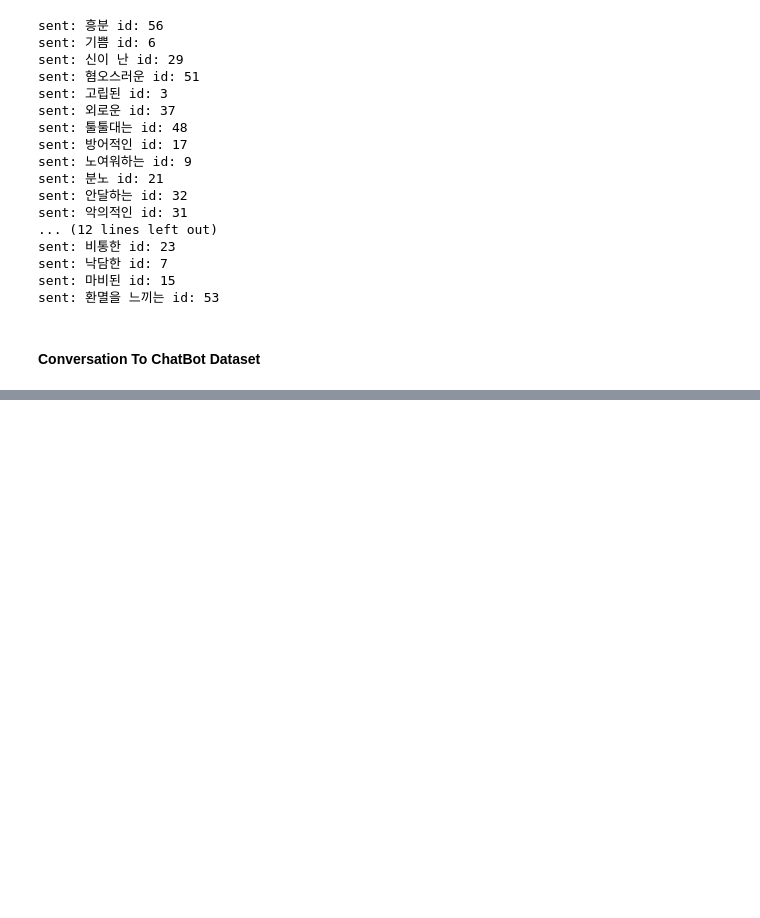
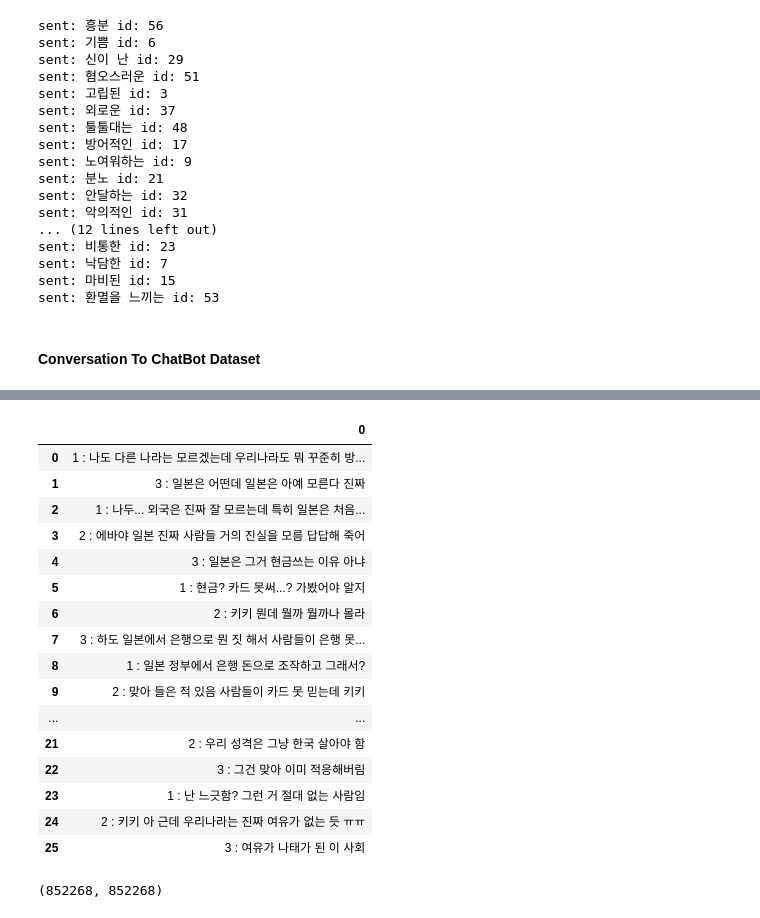
Before and after one commit to Ukjang/Help_me_Kingsis, a Jupyter notebook: Conversation.ipynb, the cells around one changed output, grey strips where cells are left out. Drawn from its saved outputs; the diff is of its cells as text; code cells hidden in the pictures; blank space fills up the shorter version.

Commit message:
Raw Data to ChatBot Data

```diff
--- a/Conversation.ipynb
+++ b/Conversation.ipynb
@@ -190,0 +283,6 @@ sent: 환멸을 느끼는 id: 53
+# %%
+data = pd.read_table('./data/Talk/1.Training/원천데이터/TS_01. KAKAO/KAKAO_898_15.txt', header=None)
+# data[0][0][0] == SPEAKER
+
+# SENTENCE STARTING POINT
+data[0][0].split(':')[1][1:]
@@ -190,0 +323,24 @@ sent: 환멸을 느끼는 id: 53
+# %%
+data
+# %% [output]
+|  | 0 |
+| 0 | 1 : 나도 다른 나라는 모르겠는데 우리나라도 뭐 꾸준히 방... |
+| 1 | 3 : 일본은 어떤데 일본은 아예 모른다 진짜 |
+| 2 | 1 : 나두... 외국은 진짜 잘 모르는데 특히 일본은 처음... |
+| 3 | 2 : 에바야 일본 진짜 사람들 거의 진실을 모름 답답해 죽어 |
+| 4 | 3 : 일본은 그거 현금쓰는 이유 아냐 |
+| 5 | 1 : 현금? 카드 못써...? 가봤어야 알지 |
+| 6 | 2 : 키키 뭔데 뭘까 뭘까나 몰라 |
+| 7 | 3 : 하도 일본에서 은행으로 뭔 짓 해서 사람들이 은행 못... |
+| 8 | 1 : 일본 정부에서 은행 돈으로 조작하고 그래서? |
+| 9 | 2 : 맞아 들은 적 있음 사람들이 카드 못 믿는데 키키 |
+| ... | ... |
+| 21 | 2 : 우리 성격은 그냥 한국 살아야 함 |
+| 22 | 3 : 그건 맞아 이미 적응해버림 |
+| 23 | 1 : 난 느긋함? 그런 거 절대 없는 사람임 |
+| 24 | 2 : 키키 아 근데 우리나라는 진짜 여유가 없는 듯 ㅠㅠ |
+| 25 | 3 : 여유가 나태가 된 이 사회 |
+# %%
+len(Q), len(A)
+# %% [output]
+(852268, 852268)
```
Also changed, not shown: parts of 18 cells of this notebook.
